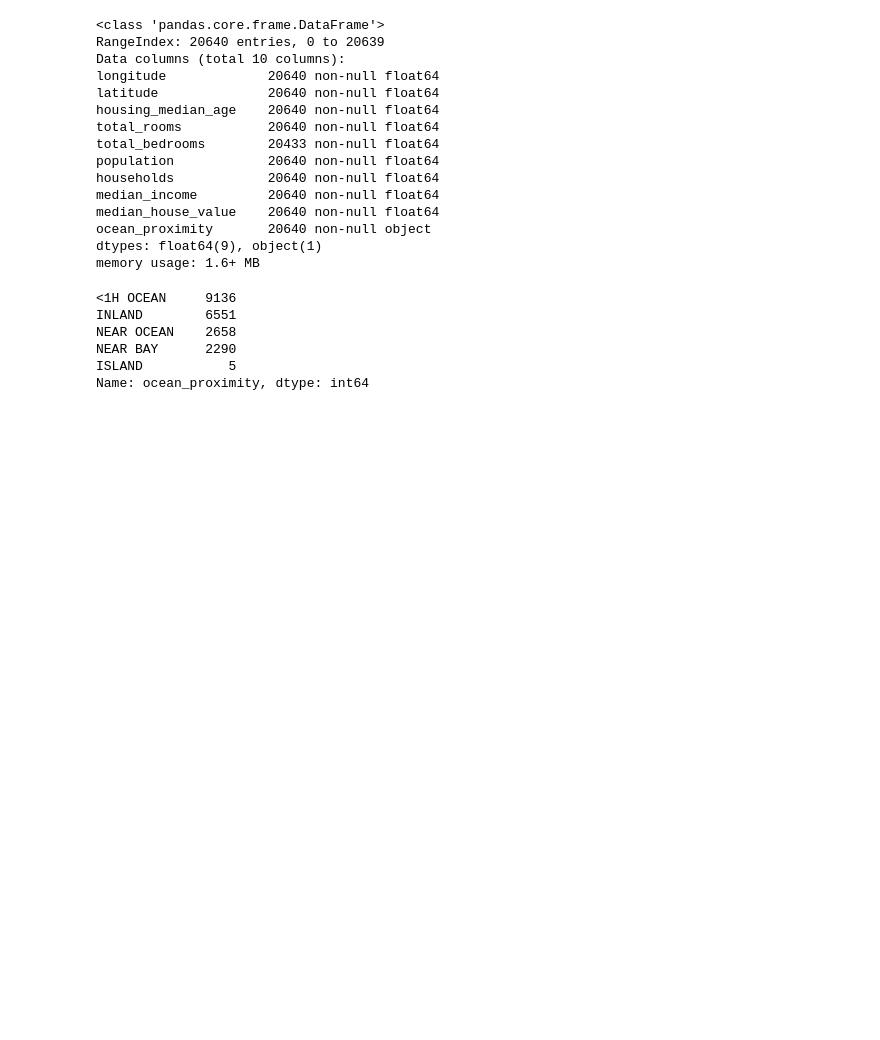
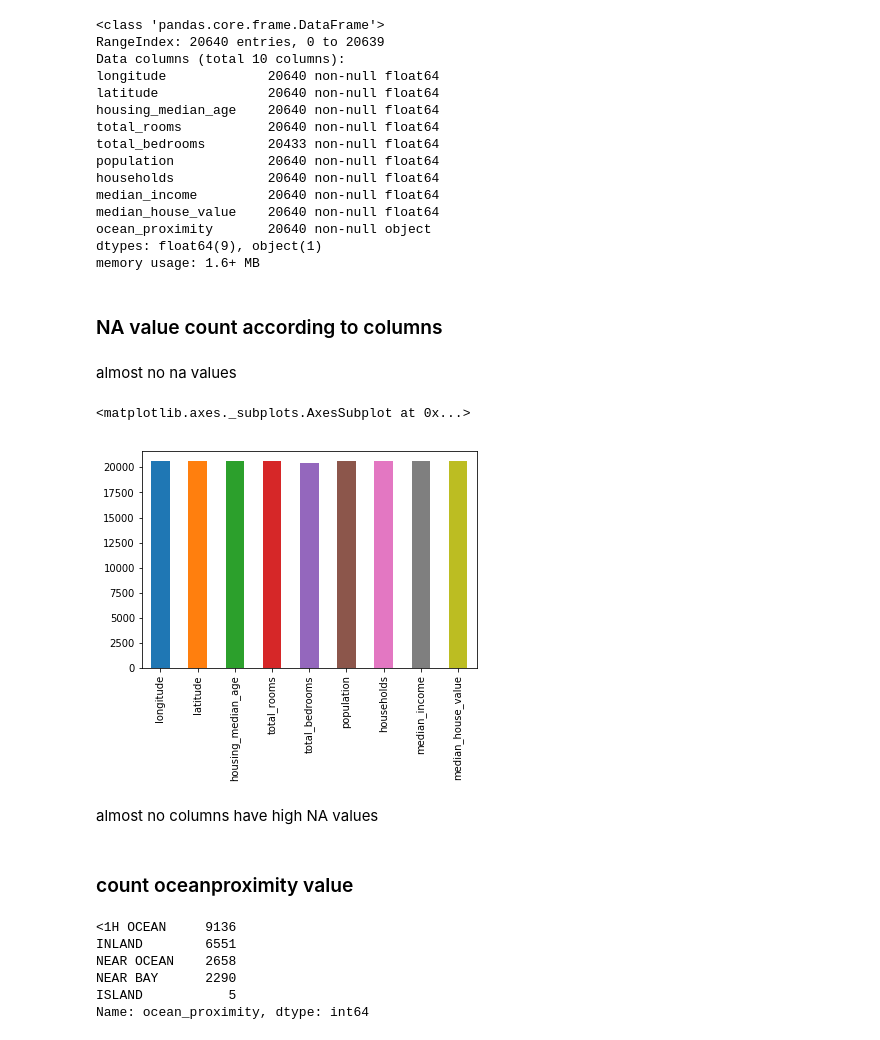
Before and after one commit to tbop02/deep_learning, a Jupyter notebook: Hands_on_ML/Ch2_hands_on.ipynb, the cells around one changed output. Saved outputs shown, nothing was run; the diff lists cells and outputs as text; code cells hidden in the pictures; blank space fills up the shorter version.

Commit message:
hans on almost completed

```diff
--- a/Hands_on_ML/Ch2_hands_on.ipynb
+++ b/Hands_on_ML/Ch2_hands_on.ipynb
@@ -49,6 +49,19 @@ median_house_value    20640 non-null float64
 ocean_proximity       20640 non-null object
 dtypes: float64(9), object(1)
 memory usage: 1.6+ MB
+# %% [markdown]
+### NA value count according to columns
+# %% [markdown]
+almost no na values
+# %%
+housing.describe().loc['count'].plot(kind='bar')
+# %% [output]
+<matplotlib.axes._subplots.AxesSubplot at 0x...>
+[figure, added]
+# %% [markdown]
+almost no columns have high NA values
+# %% [markdown]
+### count oceanproximity value
 # %%
 housing['ocean_proximity'].value_counts()
 # %% [output]
```
Also changed, not shown: parts of 92 cells of this notebook.
